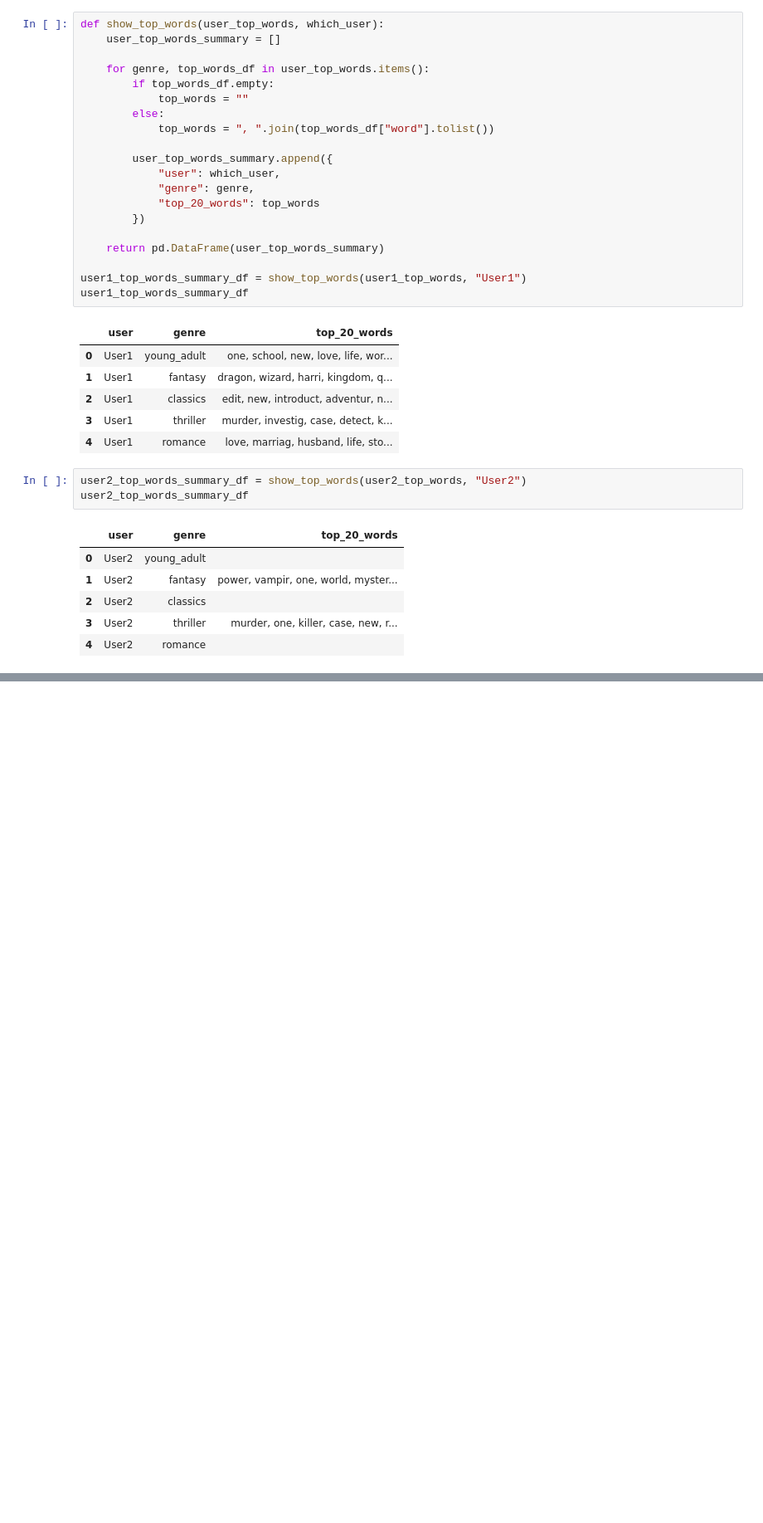
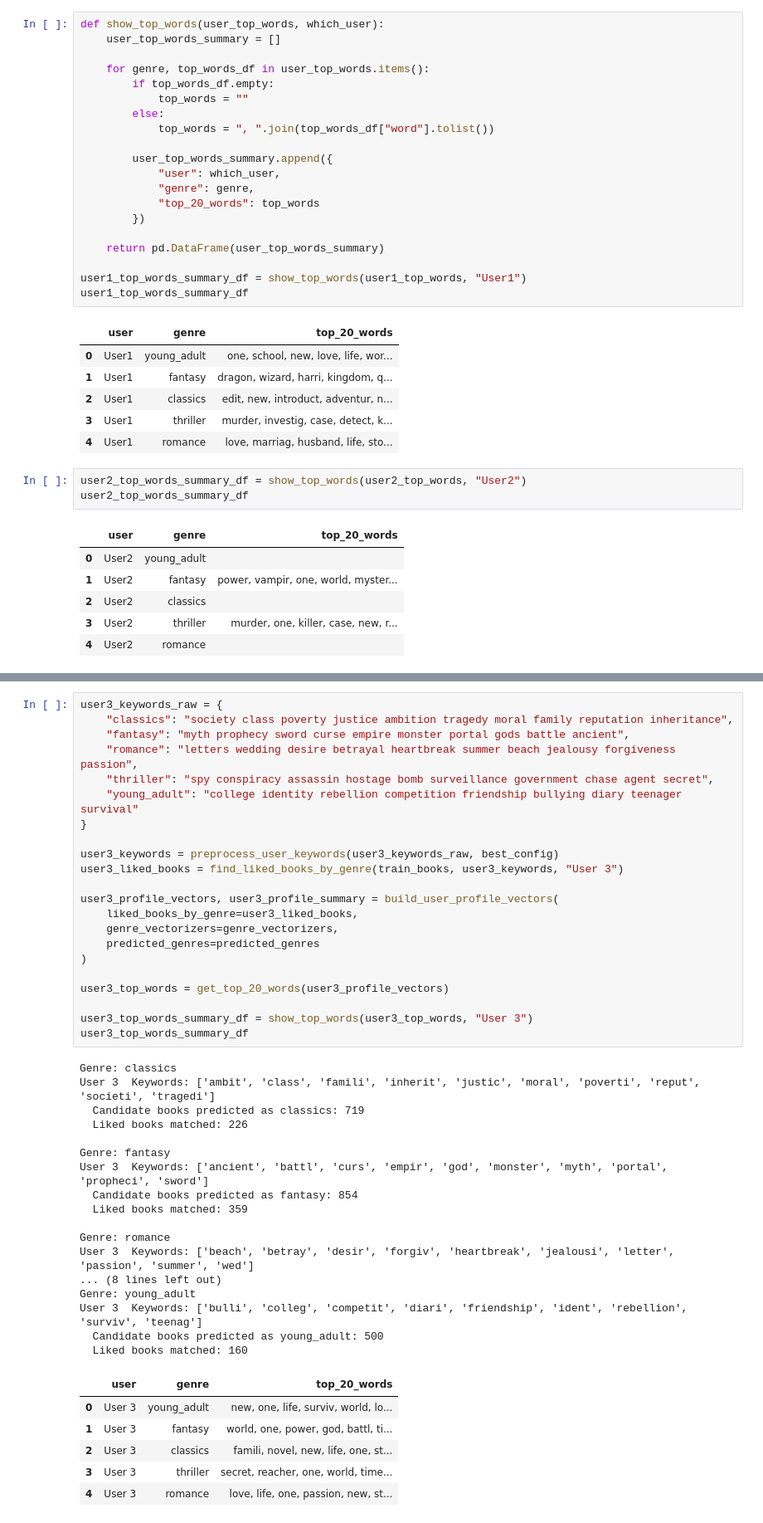
Before and after one commit to ZoeYiDing/nicole, a Jupyter notebook: assignment answer.ipynb, the cells around one changed output, grey strips where cells are left out. Shown at 83% size. Drawn from its saved outputs; the diff is of its cells as text; blank space fills up the shorter version.

```diff
--- a/assignment answer.ipynb
+++ b/assignment answer.ipynb
@@ -1503,0 +1546,46 @@ user2_top_words_summary_df
+# %%
+user3_keywords_raw = {
+    "classics": "society class poverty justice ambition tragedy moral family reputation inheritance",
+    "fantasy": "myth prophecy sword curse empire monster portal gods battle ancient",
+    "romance": "letters wedding desire betrayal heartbreak summer beach jealousy forgiveness passion",
+    "thriller": "spy conspiracy assassin hostage bomb surveillance government chase agent secret",
+    "young_adult": "college identity rebellion competition friendship bullying diary teenager survival"
+}
+
+user3_keywords = preprocess_user_keywords(user3_keywords_raw, best_config)
+user3_liked_books = find_liked_books_by_genre(train_books, user3_keywords, "User 3")
+
+user3_profile_vectors, user3_profile_summary = build_user_profile_vectors(
+    liked_books_by_genre=user3_liked_books,
+    genre_vectorizers=genre_vectorizers,
+    predicted_genres=predicted_genres
+)
+
+user3_top_words = get_top_20_words(user3_profile_vectors)
+
+user3_top_words_summary_df = show_top_words(user3_top_words, "User 3")
+user3_top_words_summary_df
+# %% [output]
+Genre: classics
+User 3  Keywords: ['ambit', 'class', 'famili', 'inherit', 'justic', 'moral', 'poverti', 'reput', 'societi', 'tragedi']
+  Candidate books predicted as classics: 719
+  Liked books matched: 226
+
+Genre: fantasy
+User 3  Keywords: ['ancient', 'battl', 'curs', 'empir', 'god', 'monster', 'myth', 'portal', 'propheci', 'sword']
+  Candidate books predicted as fantasy: 854
+  Liked books matched: 359
+
+Genre: romance
+User 3  Keywords: ['beach', 'betray', 'desir', 'forgiv', 'heartbreak', 'jealousi', 'letter', 'passion', 'summer', 'wed']
+... (8 lines left out)
+Genre: young_adult
+User 3  Keywords: ['bulli', 'colleg', 'competit', 'diari', 'friendship', 'ident', 'rebellion', 'surviv', 'teenag']
+  Candidate books predicted as young_adult: 500
+  Liked books matched: 160
+|  | user | genre | top_20_words |
+| 0 | User 3 | young_adult | new, one, life, surviv, world, lo... |
+| 1 | User 3 | fantasy | world, one, power, god, battl, ti... |
+| 2 | User 3 | classics | famili, novel, new, life, one, st... |
+| 3 | User 3 | thriller | secret, reacher, one, world, time... |
+| 4 | User 3 | romance | love, life, one, passion, new, st... |
```
Also changed, not shown: parts of 2 cells of this notebook.
